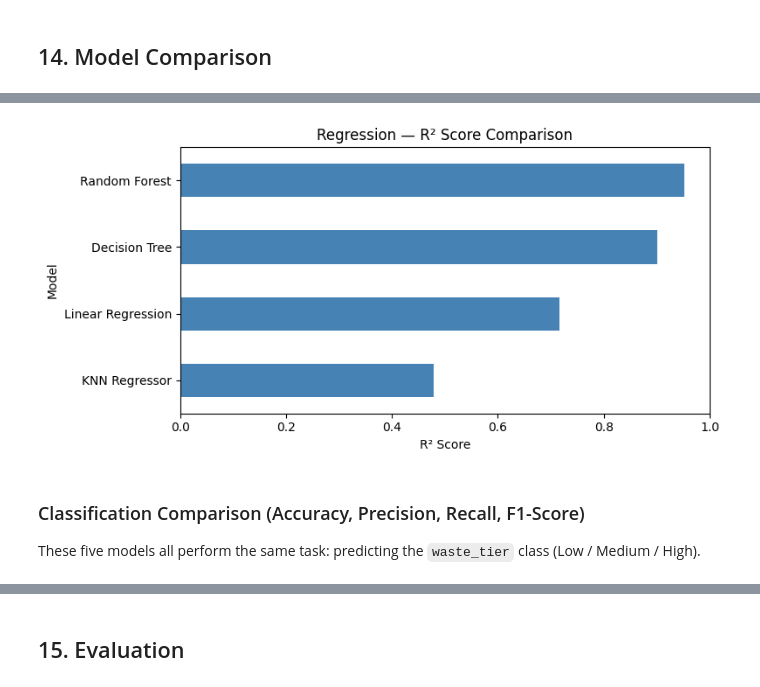
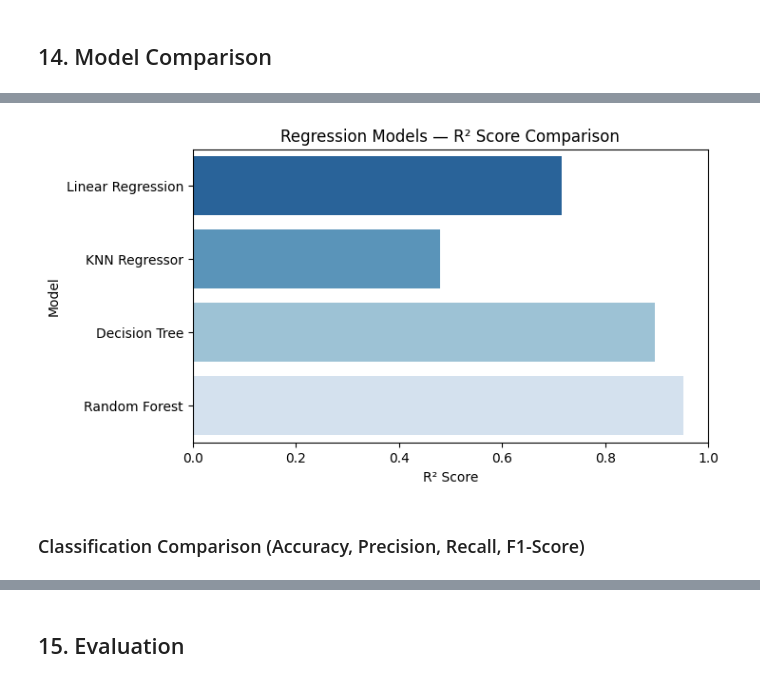
Before and after one commit to sakshi1013-coder/WasteManagement-ML, a Jupyter notebook: Waste_Generation_Analysis.ipynb, the cells around one changed output, grey strips where cells are left out. Cells and saved outputs as stored; diff of their text form; code cells hidden in the pictures.

Commit message:
Refactor model sections to beginner-friendly, concise format matching exam specifications

```diff
--- a/Waste_Generation_Analysis.ipynb
+++ b/Waste_Generation_Analysis.ipynb
@@ -856,0 +319,9 @@ Insight: Clusters broadly correspond to developing, middle-income, and high-inco
+# %%
+dt = DecisionTreeRegressor(random_state=42)
+dt.fit(X_train, y_train)
+
+dt_pred = dt.predict(X_test)
+
+print("MAE:", mean_absolute_error(y_test, dt_pred))
+print("RMSE:", np.sqrt(mean_squared_error(y_test, dt_pred)))
+print("R²:", r2_score(y_test, dt_pred))
@@ -856,0 +332,10 @@ Insight: Clusters broadly correspond to developing, middle-income, and high-inco
+# %%
+dt_clf = DecisionTreeClassifier(random_state=42)
+dt_clf.fit(X_train, y_train_clf)
+
+dt_clf_pred = dt_clf.predict(X_test)
+
+print("Accuracy:", accuracy_score(y_test_clf, dt_clf_pred))
+print("Precision:", precision_score(y_test_clf, dt_clf_pred, average="weighted"))
+print("Recall:", recall_score(y_test_clf, dt_clf_pred, average="weighted"))
+print("F1:", f1_score(y_test_clf, dt_clf_pred, average="weighted"))
@@ -856,0 +353,9 @@ Insight: Clusters broadly correspond to developing, middle-income, and high-inco
+# %%
+rf = RandomForestRegressor(n_estimators=100, random_state=42)
+rf.fit(X_train, y_train)
+
+rf_pred = rf.predict(X_test)
+
+print("MAE:", mean_absolute_error(y_test, rf_pred))
+print("RMSE:", np.sqrt(mean_squared_error(y_test, rf_pred)))
+print("R²:", r2_score(y_test, rf_pred))
@@ -878,0 +457,8 @@ display(reg_comparison.style.format({"MAE": "{:,.0f}", "RMSE": "{:,.0f}", "R² S
+# %%
+reg_comparison = pd.DataFrame({
+    "Model": ["Linear Regression", "KNN Regressor", "Decision Tree", "Random Forest"],
+    "MAE": [mean_absolute_error(y_test, lr_pred), mean_absolute_error(y_test, knn_pred), mean_absolute_error(y_test, dt_pred), mean_absolute_error(y_test, rf_pred)],
+    "RMSE": [np.sqrt(mean_squared_error(y_test, lr_pred)), np.sqrt(mean_squared_error(y_test, knn_pred)), np.sqrt(mean_squared_error(y_test, dt_pred)), np.sqrt(mean_squared_error(y_test, rf_pred))],
+    "R² Score": [r2_score(y_test, lr_pred), r2_score(y_test, knn_pred), r2_score(y_test, dt_pred), r2_score(y_test, rf_pred)]
+})
+reg_comparison
@@ -879,15 +471,10 @@ display(reg_comparison.style.format({"MAE": "{:,.0f}", "RMSE": "{:,.0f}", "R² S
 # %%
-reg_comparison.set_index("Model")["R² Score"].sort_values().plot(
-    kind="barh", figsize=(8, 4), color="steelblue"
-)
-plt.title("Regression — R² Score Comparison")
-plt.xlabel("R² Score")
+plt.figure(figsize=(7, 4))
+sns.barplot(x="R² Score", y="Model", data=reg_comparison, palette="Blues_r")
+plt.title("Regression Models — R² Score Comparison")
 plt.xlim(0, 1)
-plt.tight_layout()
 plt.show()
 # %% [output]
-[figure, old version]
+[figure, new version]
 # %% [markdown]
 ### Classification Comparison (Accuracy, Precision, Recall, F1-Score)
-
-These five models all perform the same task: predicting the `waste_tier` class (Low / Medium / High).
```
Also changed, not shown: parts of 124 cells of this notebook.
